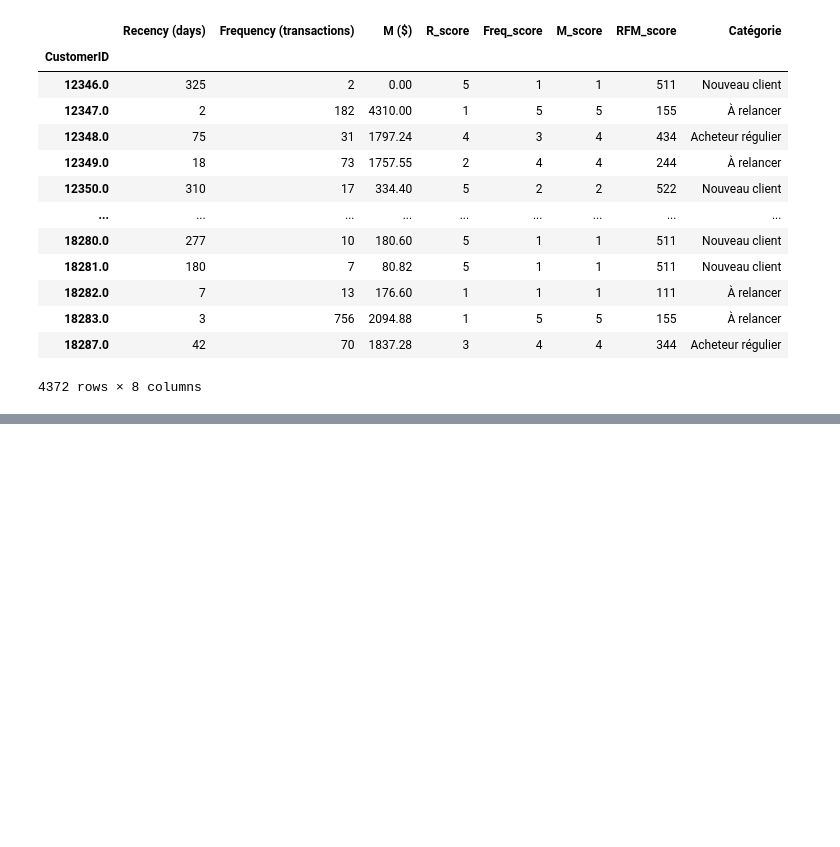
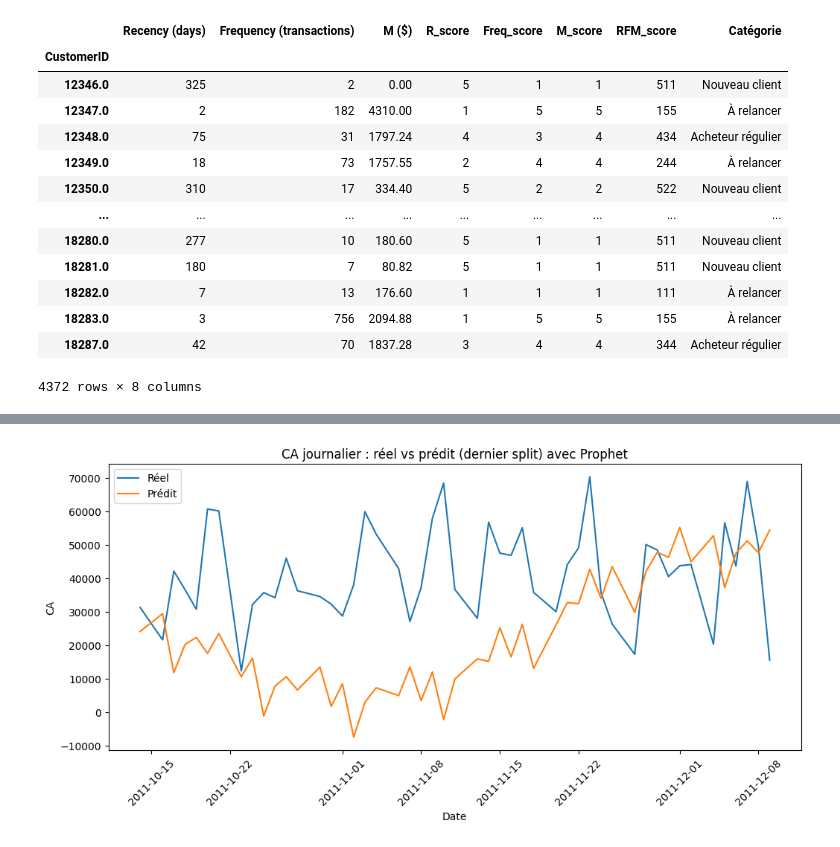
Before and after one commit to TomSheeesh/remise-niveau, a Jupyter notebook: Module4/Module4.ipynb, the cells around one changed output, grey strips where cells are left out. Drawn from its saved outputs; the diff is of its cells as text; code cells hidden in the pictures; blank space fills up the shorter version.

```diff
--- a/Module4/Module4.ipynb
+++ b/Module4/Module4.ipynb
@@ -305,0 +532,24 @@ rfm
+# %%
+X = ca_journalier[['Date', 'CA']].rename(columns={'Date': 'ds', 'CA': 'y'})
+
+n_splits = 5
+tscv = TimeSeriesSplit(n_splits=n_splits)
+mae_scores = []
+
+for train_index, test_index in tscv.split(X):
+    train_df = X.iloc[train_index]
+    test_df  = X.iloc[test_index]
+
+    model = Prophet(yearly_seasonality=True, weekly_seasonality=True, daily_seasonality=False)
+    model.fit(train_df)
+
+    future = model.make_future_dataframe(periods=len(test_df), freq='D', include_history=False)
+
+    forecast = model.predict(future)
+
+    mae = mean_absolute_error(test_df['y'], forecast['yhat'])
+    mae_scores.append(mae)
+
+    print(f"MAE pour ce split : {mae:.2f}")
+
+print(f"MAE moyen : {np.mean(mae_scores):.2f}")
@@ -305,0 +573,12 @@ rfm
+# %%
+plt.figure(figsize=(12,5))
+plt.plot(test_df['ds'], test_df['y'], label="Réel")
+plt.plot(test_df['ds'], forecast['yhat'], label="Prédit")
+plt.title("CA journalier : réel vs prédit (dernier split) avec Prophet")
+plt.xlabel("Date")
+plt.ylabel("CA")
+plt.xticks(rotation=45)
+plt.legend()
+plt.show()
+# %% [output]
+[figure, added]
```
Also changed, not shown: parts of 37 cells of this notebook.
